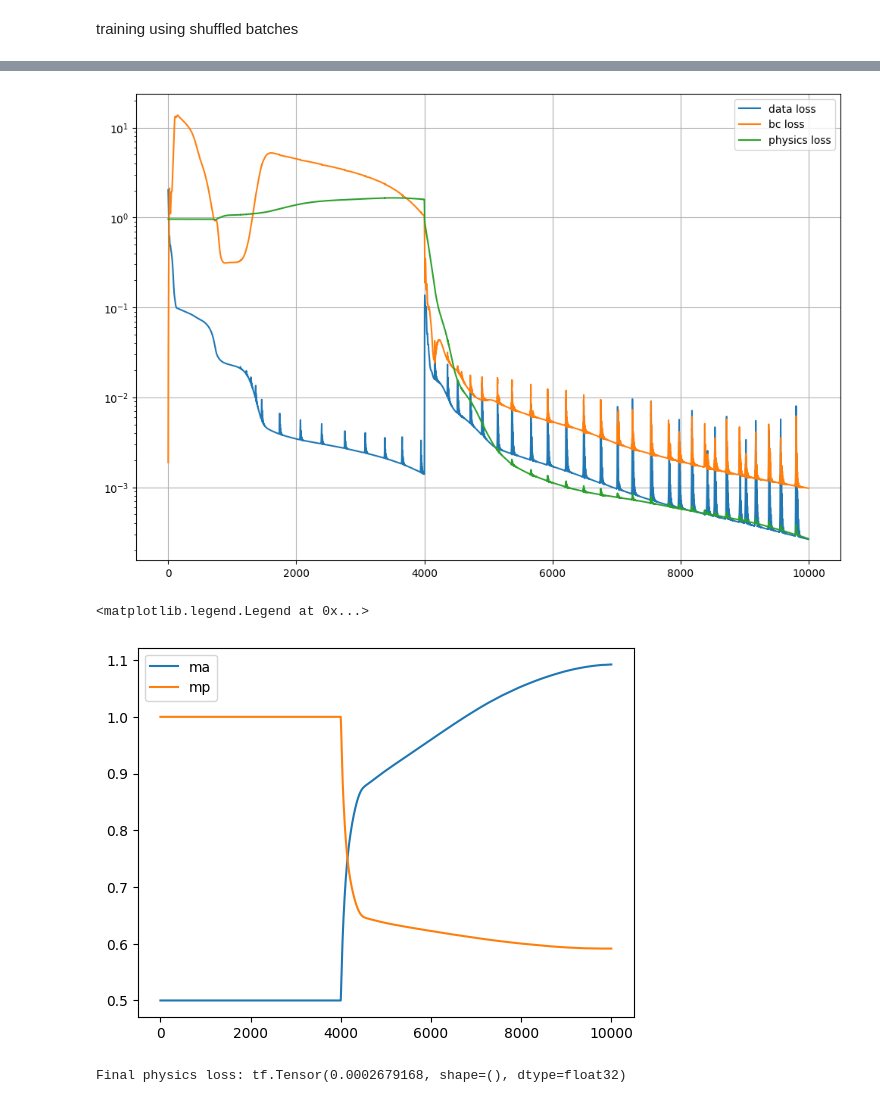
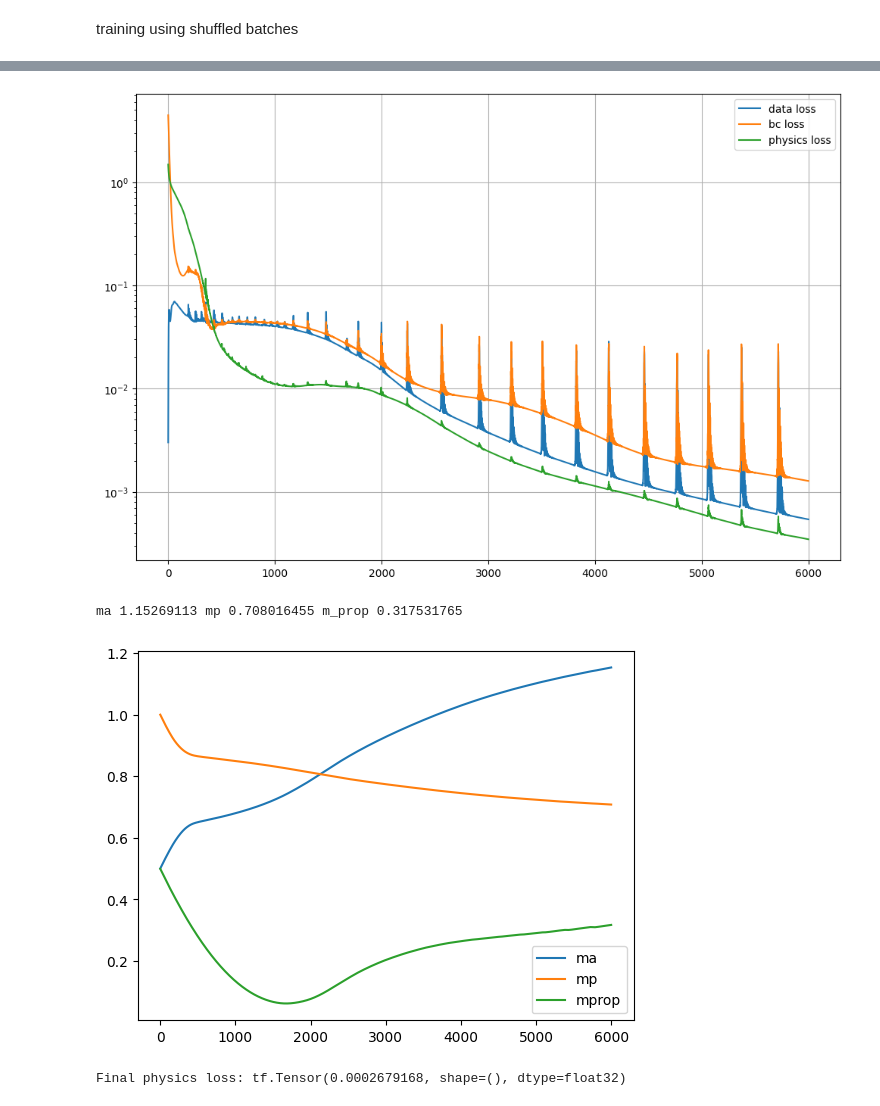
Before and after one commit to ShiyuanDengg/2D-Wall, a Jupyter notebook: 2D Propped Prediction .ipynb, the cells around one changed output, grey strips where cells are left out. Drawn from its saved outputs; the diff is of its cells as text; code cells hidden in the pictures.

```diff
--- a/2D Propped Prediction .ipynb
+++ b/2D Propped Prediction .ipynb
@@ -273,7 +273,7 @@ def piecewise_q(z_norm_flatten_tf, x_norm_flatten_tf, deltaz_batch, deltax_batch
     x_phys = x_norm_flatten_tf * x_max
 
     q_s = tf.where(z_phys <= H_exposed, (m_a * gamma * Ka * z_phys), (m_a * gamma * Ka * z_phys - m_p*gamma*Kp*(z_phys-H_exposed)))
-    q_prop = gaussian_2D(z_phys, x_phys, zR_prop, deltaz_batch, deltax_batch)
+    q_prop = gaussian_2D(z_phys, x_phys, m_prop * zR_prop, deltaz_batch, deltax_batch)
 
     return q_s - q_prop
 
@@ -324,13 +324,13 @@ def train_step(batch, epoch_val):
     if epoch_val < N_DATA_ONLY_EPOCHS:
         w_data, w_phys, w_bc = 1.0, 0.0, 0.0
     elif epoch_val < N_BC_EPOCHS:
-        w_data, w_phys, w_bc = 0.5, 0.4, 0.0
+        w_data, w_phys, w_bc = 0.5, 0.5, 0.0
     else:
         w_data, w_phys, w_bc = 0.4, 0.5, 0.1
 
     loss = w_data * data_loss + w_bc * bc_loss + w_phys * physics_loss
 
-  variables = model.trainable_variables + [m_a, m_p]
+  variables = model.trainable_variables + [m_a, m_p, m_prop]
   gradients = tape.gradient(loss, variables)
   optimizer.apply_gradients(zip(gradients, variables))
   del tape
@@ -356,9 +356,9 @@ dataset = (tf.data.Dataset.from_tensor_slices(
            .prefetch(tf.data.AUTOTUNE))
 
 history        = {k: [] for k in ["loss", "data", "phys", "bc"]}
-history_params = {"m_a": [], "m_p": []}
+history_params = {"m_a": [], "m_p": [], 'm_prop':[]}
 # %%
-for epoch in range(N_DATA_ONLY_EPOCHS + N_BC_EPOCHS + N_PHYSICS_EPOCHS):
+for epoch in range(N_DATA_ONLY_EPOCHS, N_DATA_ONLY_EPOCHS + N_BC_EPOCHS + N_PHYSICS_EPOCHS):
     for batch in dataset:
         loss, data_l, bc_l, phys_l = train_step(batch, tf.cast(epoch, tf.int32))
 
@@ -368,7 +368,7 @@ for epoch in range(N_DATA_ONLY_EPOCHS + N_BC_EPOCHS + N_PHYSICS_EPOCHS):
     history["bc"].append(float(bc_l.numpy()))
     history_params["m_a"].append(m_a.numpy())
     history_params["m_p"].append(m_p.numpy())
-
+    history_params['m_prop'].append(m_prop.numpy())
     if epoch % 50 == 0:
         print(f"Epoch {epoch:3d} | "
               f"loss {loss.numpy():.3e} | "
@@ -494,24 +482,26 @@ tf.print(m_a, m_p)
 # %%
 epoch_plot = np.arange(len(history_params["m_a"]))
 
 n = epoch
 
 plt.figure(figsize=(12, 8))
 plt.plot(epoch_plot[:n], history["data"][:n], label='data loss')
 plt.plot(epoch_plot[:n], history["bc"][:n], label='bc loss')
 plt.plot(epoch_plot[:n], history["phys"][:n], label='physics loss')
 plt.yscale('log')
 plt.legend()
 plt.grid(True)
 plt.show()
 
 plt.plot(epoch_plot, history_params["m_a"], label='ma')
 plt.plot(epoch_plot, history_params["m_p"], label='mp')
+plt.plot(epoch_plot, history_params['m_prop'], label='mprop')
 plt.legend()
+tf.print('ma',m_a,'mp', m_p, 'm_prop', m_prop)
 # %% [output]
-[figure, old version]
+[figure, new version]
-<matplotlib.legend.Legend at 0x...>
+ma 1.15269113 mp 0.708016455 m_prop 0.317531765
-[figure, old version]
+[figure, new version]
 # %%
 physics_weight = tf.where(delta_z == depth / zdim, 1.0, 0.001)
 biharmonic = laplacian(zxstack, laplacian)
```
Also changed, not shown: parts of 10 cells of this notebook, 1 other file.
